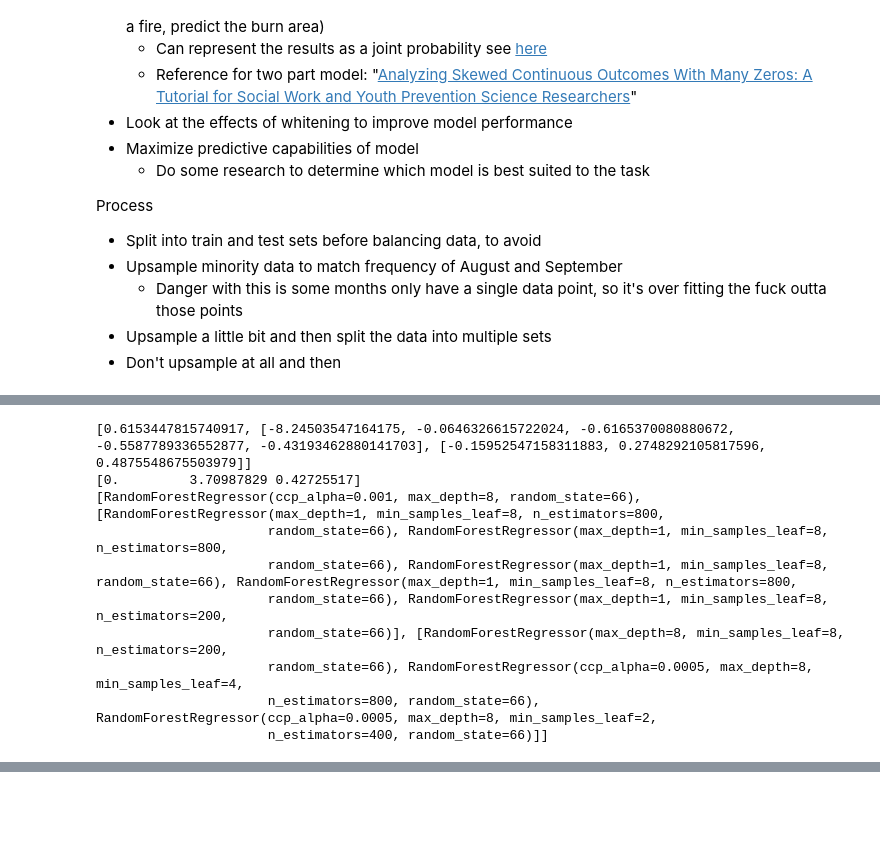
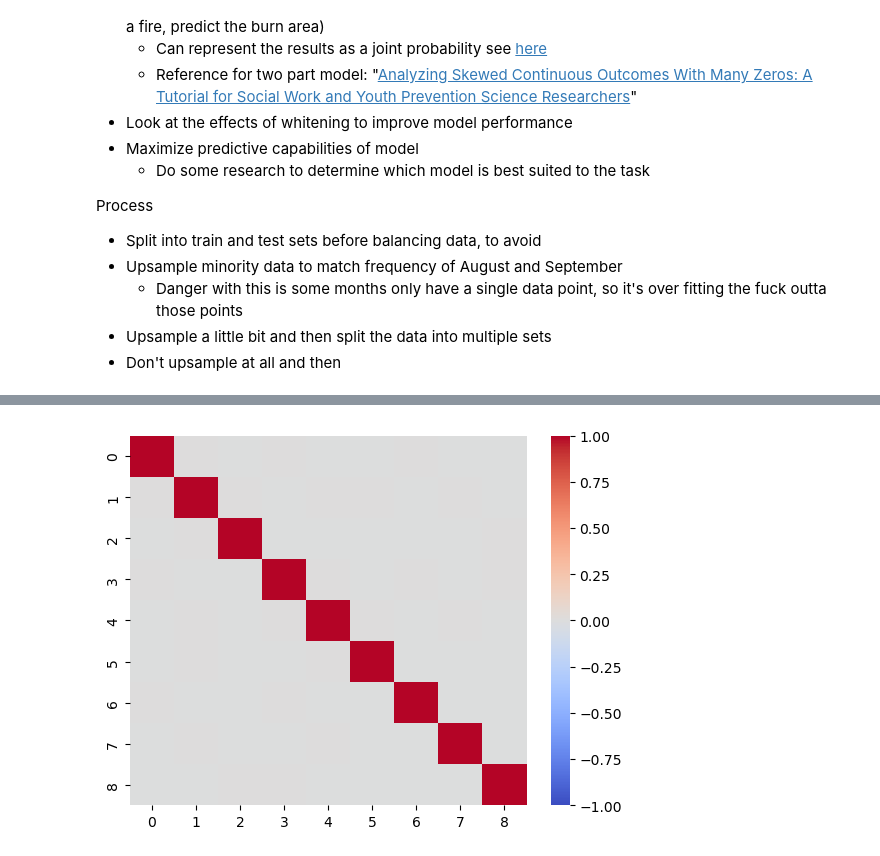
Before and after one commit to marshineer/SimpleRegression, a Jupyter notebook: forest_fire_predict.ipynb, the cells around one changed output, grey strips where cells are left out. Drawn from its saved outputs; the diff is of its cells as text; code cells hidden in the pictures; blank space fills up the shorter version.

```diff
--- a/forest_fire_predict.ipynb
+++ b/forest_fire_predict.ipynb
@@ -211,57 +267,0 @@ all_resamp_data = [[(X_train_re1, y_train_re1)], resamp_train2, resamp_train3]
-# %%
-# Define a pipeline to train and test the model
-cv_split = ShuffleSplit(n_splits=10, test_size=0.2, warm_start=True, random_state=66)
-# Choose a parameter grid
-model = RandomForestRegressor(random_state=66)
-param_grid = {'n_estimators': [100, 200, 400, 800],
-              'max_depth': [1, 2, 4],
-              'min_samples_leaf': [1, 5, 10],
-              'ccp_alpha': [0., 0.0005]}
-# Make a pipeline class to automate this for different models
-# Include data, model, splitter, eval metric, cross validation scheme
-# Output the results to compare
-# Output the model to test
-# See which performs best
-grid_search = GridSearchCV(model, param_grid, scoring='r2', n_jobs=-1, cv=cv_split)
-
-resamp_params = []
-resamp_models = []
-resamp_scores = []
-# resamp_scores = np.zeros(len(all_resamp_data))
-# resamp_scores_std = np.zeros_like(resamp_scores)
-for i, data in enumerate(all_resamp_data):
-    if len(data) > 1:
-        ens_params = []
-        ens_scores = []
-        ens_models = []
-        for j, (Xt, yt) in enumerate(data):
-            grid_search.fit(Xt, yt)
-            ens_params.append(grid_search.best_params_)
-            ens_scores.append(grid_search.best_score_)
-            ens_models.append(grid_search.best_estimator_)
-        resamp_params.append(ens_params)
-        resamp_models.append(ens_models)
-        resamp_scores.append(ens_scores)
-        # resamp_scores[i] = np.mean(np.stack((ens_scores)))
-        # resamp_scores_std[i] = np.std(np.stack((ens_scores)))
-    else:
-        grid_search.fit(data[0][0], data[0][1])
-        resamp_params.append(grid_search.best_params_)
-        resamp_models.append(grid_search.best_estimator_)
-        resamp_scores.append(grid_search.best_score_)
-        # resamp_scores[i] = grid_search.best_score_
-
-print(resamp_scores)
-print(resamp_scores_std)
-print(resamp_models)
-# %% [output]
-[0.6153447815740917, [-8.24503547164175, -0.0646326615722024, -0.6165370080880672, -0.5587789336552877, -0.43193462880141703], [-0.15952547158311883, 0.2748292105817596, 0.4875548675503979]]
-[0.         3.70987829 0.42725517]
-[RandomForestRegressor(ccp_alpha=0.001, max_depth=8, random_state=66), [RandomForestRegressor(max_depth=1, min_samples_leaf=8, n_estimators=800,
-                      random_state=66), RandomForestRegressor(max_depth=1, min_samples_leaf=8, n_estimators=800,
-                      random_state=66), RandomForestRegressor(max_depth=1, min_samples_leaf=8, random_state=66), RandomForestRegressor(max_depth=1, min_samples_leaf=8, n_estimators=800,
-                      random_state=66), RandomForestRegressor(max_depth=1, min_samples_leaf=8, n_estimators=200,
-                      random_state=66)], [RandomForestRegressor(max_depth=8, min_samples_leaf=8, n_estimators=200,
-                      random_state=66), RandomForestRegressor(ccp_alpha=0.0005, max_depth=8, min_samples_leaf=4,
-                      n_estimators=800, random_state=66), RandomForestRegressor(ccp_alpha=0.0005, max_depth=8, min_samples_leaf=2,
-                      n_estimators=400, random_state=66)]]
@@ -267,0 +316,16 @@ print(resamp_models)
+# %%
+# Check whitening: covariance matrix should be identity
+# plt_white_data = all_resamp_white_train[0][0][0]
+sns.heatmap(np.cov(num_X_white_train.T), cmap='coolwarm', vmin=-1, vmax=1)
+
+# # Visualize the data
+# sns.pairplot(pd.DataFrame(num_X_white_train))
+
+# num_data_train = np.hstack((num_X_white_train, y_train[:, None]))
+# num_data_test = np.hstack((num_X_white_test, y_test[:, None]))
+# num_data_white = pd.DataFrame(np.vstack((num_data_train, num_data_test)))
+# display(num_data.tail(n=10))
+# display(num_data_white.tail(n=10))
+display(num_X_white_train.describe())
+# display(pd.DataFrame(num_data_train).describe())
+# %% [output]
@@ -267,0 +341 @@ print(resamp_models)
+[figure, added]
```
Also changed, not shown: parts of 17 cells of this notebook.
